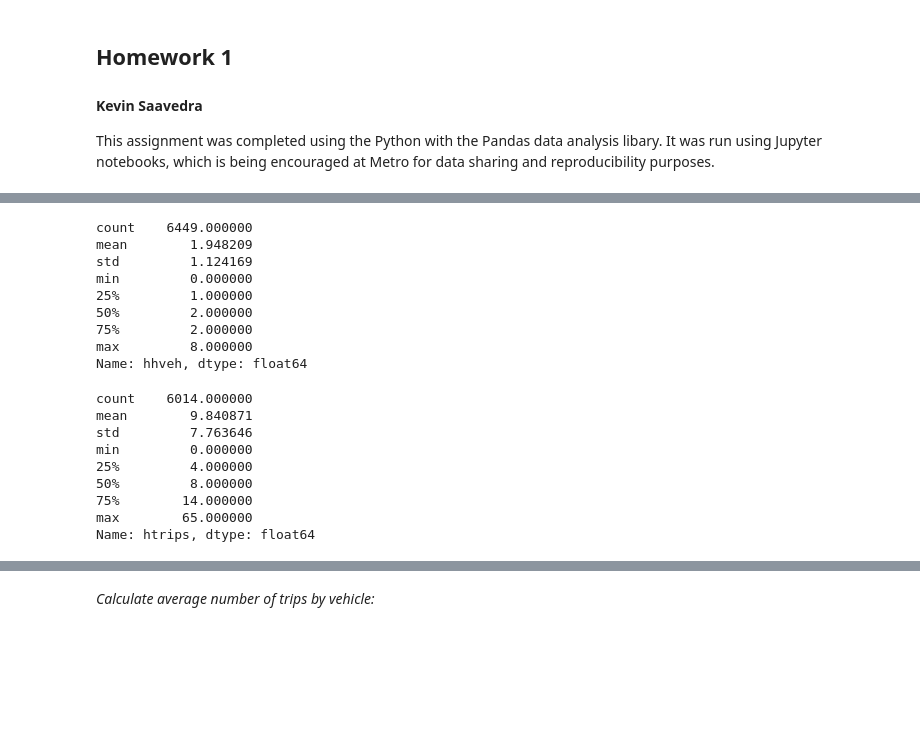
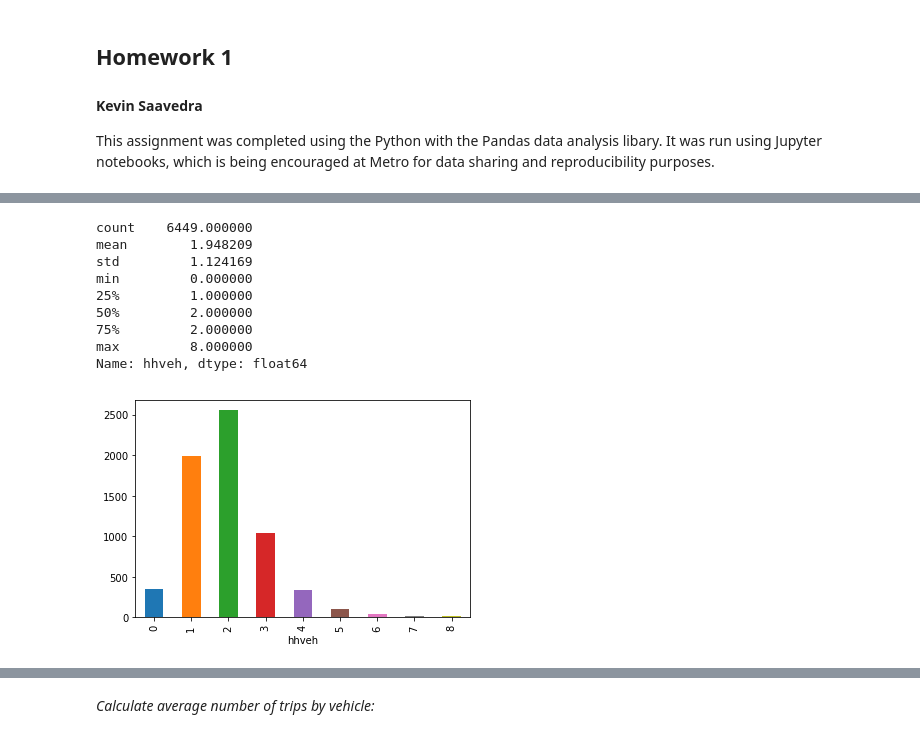
Before and after one commit to saashimi/USP_587, a Jupyter notebook: hw1.ipynb, the cells around one changed output, grey strips where cells are left out. Drawn from its saved outputs; the diff is of its cells as text; code cells hidden in the pictures; blank space fills up the shorter version.

```diff
--- a/hw1.ipynb
+++ b/hw1.ipynb
@@ -48,25 +54,16 @@ Name: income, dtype: float64
 # %%
 df_veh = df.loc[df['hhveh'] != 99]
-df_veh['hhveh'].describe()
+print(df_veh['hhveh'].describe())
+grouped = df_veh.groupby(['hhveh'])['hhveh'].count()
+grouped.plot.bar();
 # %% [output]
 count    6449.000000
 mean        1.948209
 std         1.124169
 min         0.000000
 25%         1.000000
 50%         2.000000
 75%         2.000000
 max         8.000000
 Name: hhveh, dtype: float64
+[figure, added]
-# %%
-df['htrips'].describe()
-# %% [output]
-count    6014.000000
-mean        9.840871
-std         7.763646
-min         0.000000
-25%         4.000000
-50%         8.000000
-75%        14.000000
-max        65.000000
-Name: htrips, dtype: float64
```
Also changed, not shown: parts of 13 cells of this notebook.
